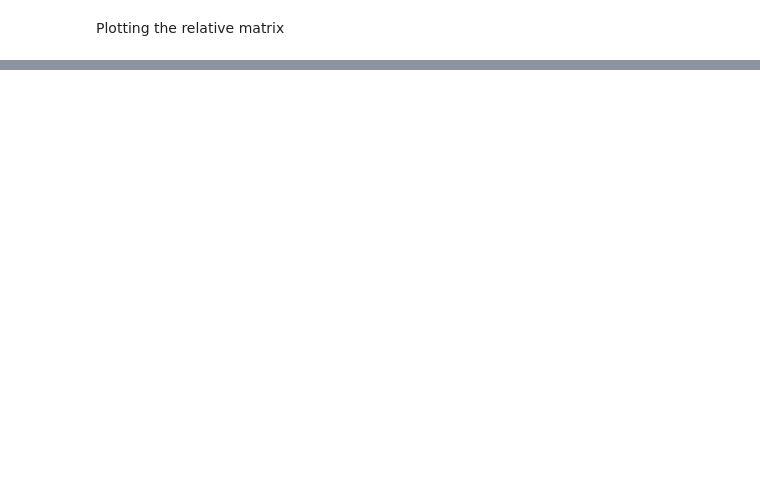
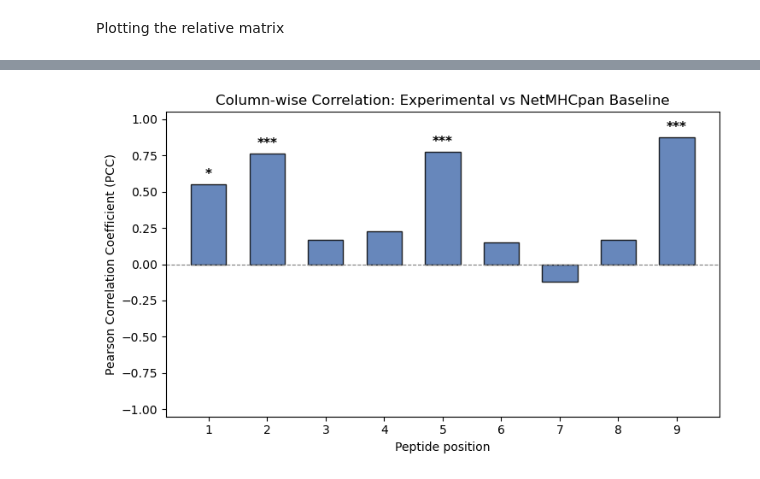
Before and after one commit to MaxenceMarbouty/pred_TCR_fingerprints, a Jupyter notebook: notebooks/00_Data_Visu_Explo.ipynb, the cells around one changed output, grey strips where cells are left out. Cells and saved outputs as stored; diff of their text form; code cells hidden in the pictures; blank space fills up the shorter version.

```diff
--- a/notebooks/00_Data_Visu_Explo.ipynb
+++ b/notebooks/00_Data_Visu_Explo.ipynb
@@ -137,12 +138,12 @@ plt.show()
 # %% [markdown]
 Importing Blosum Matrix
 # %%
-alphabet_file = "../Data/Matrices/alphabet"
-alphabet = np.loadtxt("../Data/Matrices/alphabet", dtype=str)
+alphabet_file = "../data/Matrices/alphabet"
+alphabet = np.loadtxt("../data/Matrices/alphabet", dtype=str)
 
 alphabet
 
-blosum_file = "../Data/Matrices/BLOSUM62"
+blosum_file = "../data/Matrices/BLOSUM62"
 _blosum62 = np.loadtxt(blosum_file, dtype=int, skiprows=1, usecols=range(1, 21)).T
 
 blosum62 = {}
@@ -330,0 +379,13 @@ plt.show()
+# %%
+pcc_netmhc_score = compute_columnwise_pcc(matrix_exp, matrix_score)
+print("PCC per position (NetMHCpan EL_score vs Experimental):")
+print(pcc_netmhc_score)
+
+# Against NetMHCpan EL_rank
+pcc_tcr_abs = compute_columnwise_pcc(matrix_exp, matrix_tcr)
+print(pcc_tcr_abs)
+
+
+# Against BLOSUM62 TCR baseline
+pcc_tcr_rel = compute_columnwise_pcc(matrix_exp, matrix_tcr_rel)
+print(pcc_tcr_rel)
@@ -330,0 +410,40 @@ plt.show()
+# %%
+fig, ax = plt.subplots(figsize=(7.5, 4.5))
+
+# Plot PCC per position
+bars = ax.bar(
+    pcc_netmhc_score["Peptide_pos"],
+    pcc_netmhc_score["PCC"],
+    color="#4C72B0",
+    edgecolor="black",
+    width=0.6,
+    alpha=0.85
+)
+
+# Highlight anchor positions (pos 2 and 9)
+# for idx, row in pcc_netmhc_score.iterrows():
+#     pos = int(row["Peptide_pos"])
+#     if pos in [2, 9]:
+#         bars[idx].set_color("#C44E52")
+#         bars[idx].set_edgecolor("black")
+
+# Add significance stars above bars
+for idx, row in pcc_netmhc_score.iterrows():
+    pcc_val = row["PCC"]
+    pval = row["p_value"]
+    if not np.isnan(pcc_val):
+        star = "***" if pval < 0.001 else ("**" if pval < 0.01 else ("*" if pval < 0.05 else ""))
+        y_pos = pcc_val + (0.02 if pcc_val >= 0 else -0.05)
+        ax.text(row["Peptide_pos"], y_pos, star, ha="center", va="bottom" if pcc_val >= 0 else "top", fontsize=11, fontweight="bold")
+
+ax.axhline(0, color="gray", linestyle="--", linewidth=0.8)
+ax.set_ylim(-1.05, 1.05)
+ax.set_xticks(range(1, 10))
+ax.set_xlabel("Peptide position")
+ax.set_ylabel("Pearson Correlation Coefficient (PCC)")
+ax.set_title("Column-wise Correlation: Experimental vs NetMHCpan Baseline")
+
+plt.tight_layout()
+plt.show()
+# %% [output]
+[figure, added]
```
Also changed, not shown: parts of 13 cells of this notebook, 5 other files.
